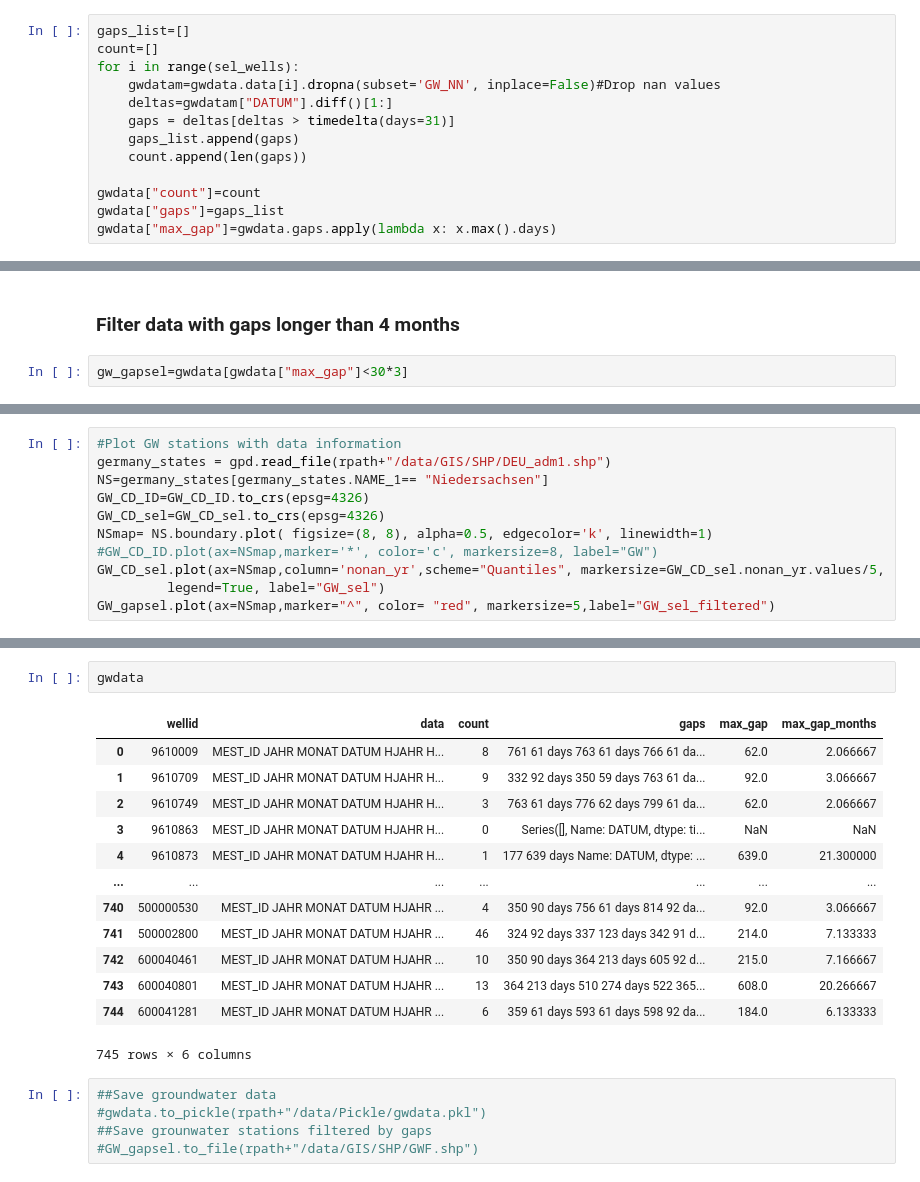
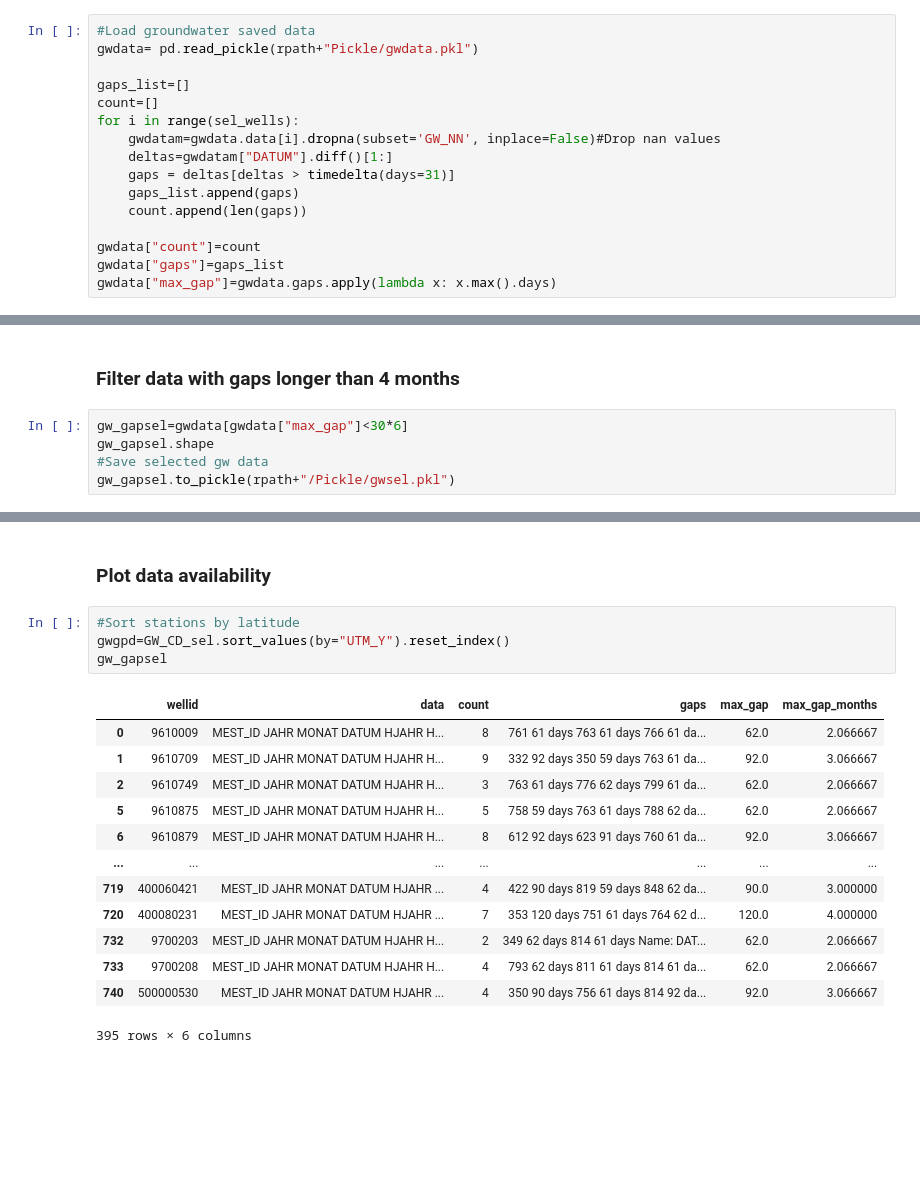
Before and after one commit to mgomezo12/GW_forecasting_ML, a Jupyter notebook: Data_exploration_Preprocessing.ipynb, the cells around one changed output, grey strips where cells are left out. Drawn from its saved outputs; the diff is of its cells as text; blank space fills up the shorter version.

```diff
--- a/Data_exploration_Preprocessing.ipynb
+++ b/Data_exploration_Preprocessing.ipynb
@@ -75,6 +116,9 @@ GW_CD_sel.plot(ax=NSmap,column='nonan_yr',scheme="Quantiles", markersize=GW_CD_s
 # %% [markdown]
 Check the gap lengths to define the interpolation method
 # %%
+#Load groundwater saved data
+gwdata= pd.read_pickle(rpath+"Pickle/gwdata.pkl")
+
 gaps_list=[]
 count=[]
 for i in range(sel_wells):
@@ -124,6 +202,9 @@ plt.grid(True, alpha=0.2)
 # %% [markdown]
 ### Filter data with gaps longer than 4 months
 # %%
-gw_gapsel=gwdata[gwdata["max_gap"]<30*3]
+gw_gapsel=gwdata[gwdata["max_gap"]<30*6]
+gw_gapsel.shape
+#Save selected gw data
+gw_gapsel.to_pickle(rpath+"/Pickle/gwsel.pkl")
 # %%
 GW_gapsel=GW_CD_sel[GW_CD_sel["MEST_ID"].isin(gw_gapsel["wellid"])]
@@ -145,11 +213,0 @@ GW_gapsel
-# %%
-#Plot GW stations with data information
-germany_states = gpd.read_file(rpath+"/data/GIS/SHP/DEU_adm1.shp")
-NS=germany_states[germany_states.NAME_1== "Niedersachsen"]
-GW_CD_ID=GW_CD_ID.to_crs(epsg=4326)
-GW_CD_sel=GW_CD_sel.to_crs(epsg=4326)
-NSmap= NS.boundary.plot( figsize=(8, 8), alpha=0.5, edgecolor='k', linewidth=1)
-#GW_CD_ID.plot(ax=NSmap,marker='*', color='c', markersize=8, label="GW")
-GW_CD_sel.plot(ax=NSmap,column='nonan_yr',scheme="Quantiles", markersize=GW_CD_sel.nonan_yr.values/5,
-         legend=True, label="GW_sel")
-GW_gapsel.plot(ax=NSmap,marker="^", color= "red", markersize=5,label="GW_sel_filtered")
@@ -160,21 +214,20 @@ GW_gapsel.plot(ax=NSmap,marker="^", color= "red", markersize=5,label="GW_sel_fil
-# %%
-gwdata
-# %% [output]
-|  | wellid | data | count | gaps | max_gap | max_gap_months |
-| 0 | 9610009 | MEST_ID JAHR MONAT DATUM HJAHR H... | 8 | 761 61 days 763 61 days 766 61 da... | 62.0 | 2.066667 |
-| 1 | 9610709 | MEST_ID JAHR MONAT DATUM HJAHR H... | 9 | 332 92 days 350 59 days 763 61 da... | 92.0 | 3.066667 |
-| 2 | 9610749 | MEST_ID JAHR MONAT DATUM HJAHR H... | 3 | 763 61 days 776 62 days 799 61 da... | 62.0 | 2.066667 |
-| 3 | 9610863 | MEST_ID JAHR MONAT DATUM HJAHR H... | 0 | Series([], Name: DATUM, dtype: ti... | NaN | NaN |
-| 4 | 9610873 | MEST_ID JAHR MONAT DATUM HJAHR H... | 1 | 177 639 days Name: DATUM, dtype: ... | 639.0 | 21.300000 |
-| ... | ... | ... | ... | ... | ... | ... |
-| 740 | 500000530 | MEST_ID JAHR MONAT DATUM HJAHR ... | 4 | 350 90 days 756 61 days 814 92 da... | 92.0 | 3.066667 |
-| 741 | 500002800 | MEST_ID JAHR MONAT DATUM HJAHR ... | 46 | 324 92 days 337 123 days 342 91 d... | 214.0 | 7.133333 |
-| 742 | 600040461 | MEST_ID JAHR MONAT DATUM HJAHR ... | 10 | 350 90 days 364 213 days 605 92 d... | 215.0 | 7.166667 |
-| 743 | 600040801 | MEST_ID JAHR MONAT DATUM HJAHR ... | 13 | 364 213 days 510 274 days 522 365... | 608.0 | 20.266667 |
-| 744 | 600041281 | MEST_ID JAHR MONAT DATUM HJAHR ... | 6 | 359 61 days 593 61 days 598 92 da... | 184.0 | 6.133333 |
-745 rows × 6 columns
+# %% [markdown]
+### Plot data availability
 # %%
-##Save groundwater data
-#gwdata.to_pickle(rpath+"/data/Pickle/gwdata.pkl")
-##Save grounwater stations filtered by gaps
-#GW_gapsel.to_file(rpath+"/data/GIS/SHP/GWF.shp")
+#Sort stations by latitude
+gwgpd=GW_CD_sel.sort_values(by="UTM_Y").reset_index()
+gw_gapsel
+# %% [output]
+|  | wellid | data | count | gaps | max_gap | max_gap_months |
+| 0 | 9610009 | MEST_ID JAHR MONAT DATUM HJAHR H... | 8 | 761 61 days 763 61 days 766 61 da... | 62.0 | 2.066667 |
+| 1 | 9610709 | MEST_ID JAHR MONAT DATUM HJAHR H... | 9 | 332 92 days 350 59 days 763 61 da... | 92.0 | 3.066667 |
+| 2 | 9610749 | MEST_ID JAHR MONAT DATUM HJAHR H... | 3 | 763 61 days 776 62 days 799 61 da... | 62.0 | 2.066667 |
+| 5 | 9610875 | MEST_ID JAHR MONAT DATUM HJAHR H... | 5 | 758 59 days 763 61 days 788 62 da... | 62.0 | 2.066667 |
+| 6 | 9610879 | MEST_ID JAHR MONAT DATUM HJAHR H... | 8 | 612 92 days 623 91 days 760 61 da... | 92.0 | 3.066667 |
+| ... | ... | ... | ... | ... | ... | ... |
+| 719 | 400060421 | MEST_ID JAHR MONAT DATUM HJAHR ... | 4 | 422 90 days 819 59 days 848 62 da... | 90.0 | 3.000000 |
+| 720 | 400080231 | MEST_ID JAHR MONAT DATUM HJAHR ... | 7 | 353 120 days 751 61 days 764 62 d... | 120.0 | 4.000000 |
+| 732 | 9700203 | MEST_ID JAHR MONAT DATUM HJAHR H... | 2 | 349 62 days 814 61 days Name: DAT... | 62.0 | 2.066667 |
+| 733 | 9700208 | MEST_ID JAHR MONAT DATUM HJAHR H... | 4 | 793 62 days 811 61 days 814 61 da... | 62.0 | 2.066667 |
+| 740 | 500000530 | MEST_ID JAHR MONAT DATUM HJAHR ... | 4 | 350 90 days 756 61 days 814 92 da... | 92.0 | 3.066667 |
+395 rows × 6 columns
```
Also changed, not shown: parts of 18 cells of this notebook, 5 other files.
